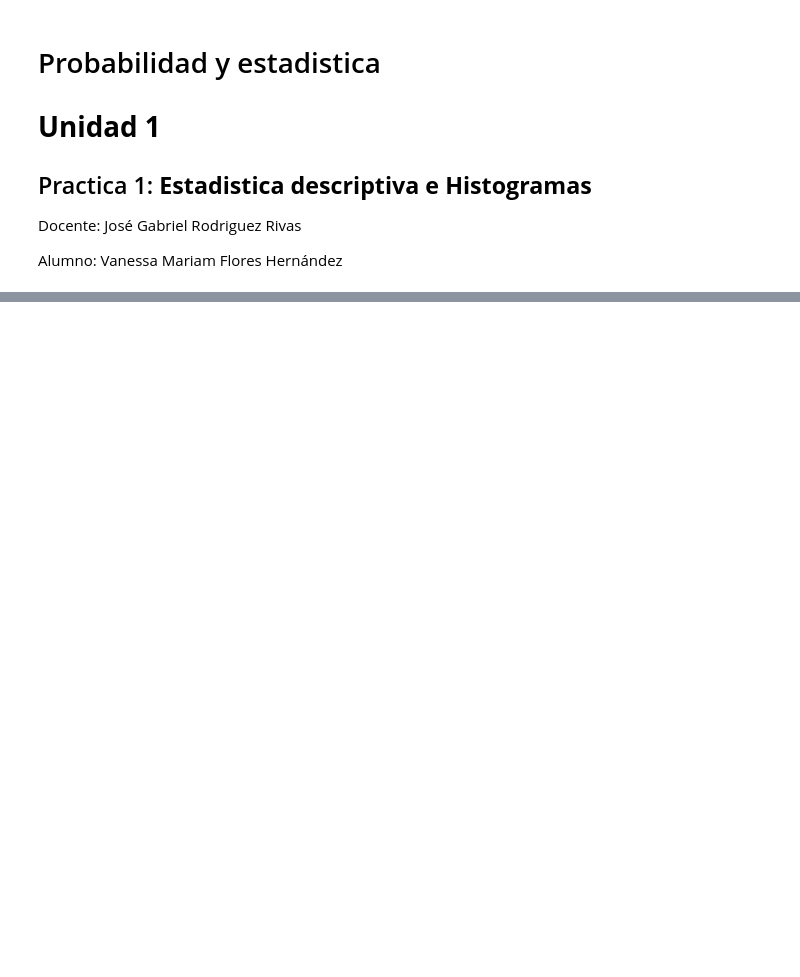
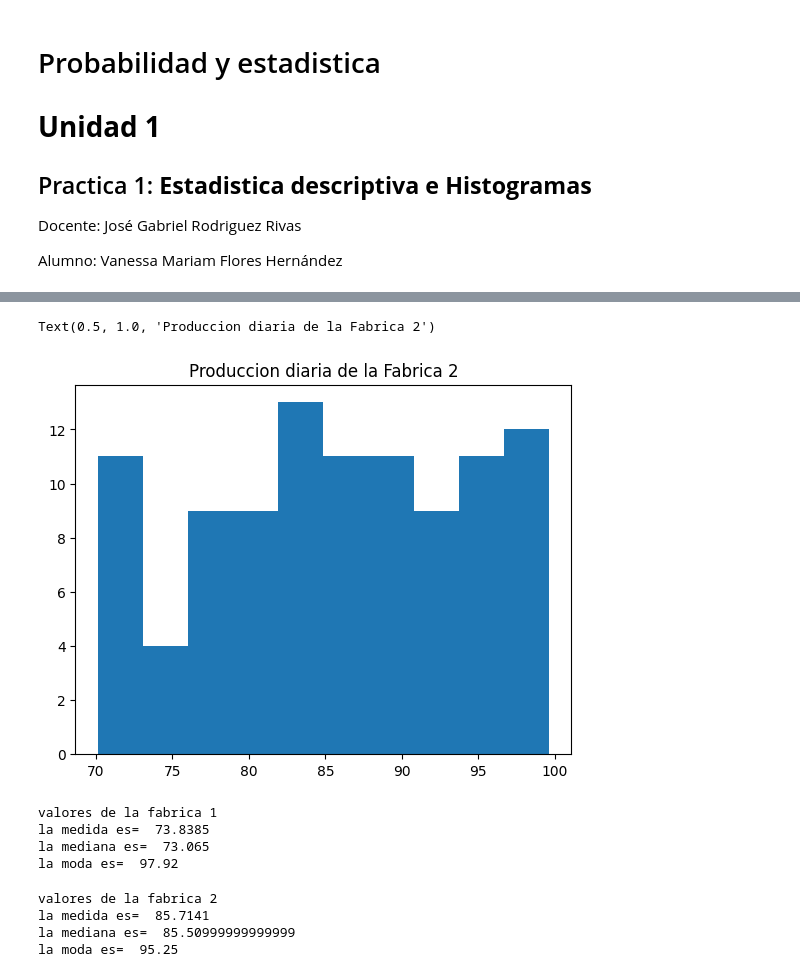
Before and after one commit to Vanessa-Flores-Hernandez/Probabilidad, a Jupyter notebook: Unidad1/Practica1.ipynb, the cells around one changed output, grey strips where cells are left out. Drawn from its saved outputs; the diff is of its cells as text; code cells hidden in the pictures; blank space fills up the shorter version.

```diff
--- a/Unidad1/Practica1.ipynb
+++ b/Unidad1/Practica1.ipynb
@@ -43,0 +116,34 @@ print(mediana)
+# %%
+plt.hist(fabrica2)
+plt.title("Produccion diaria de la Fabrica 2")
+# %% [output]
+Text(0.5, 1.0, 'Produccion diaria de la Fabrica 2')
+[figure, added]
+# %%
+media1 = mean(fabrica1)
+mediana1 = median(fabrica1)
+moda1 = mode(fabrica1)
+
+print("valores de la fabrica 1")
+print("la medida es= ", media1)
+print("la mediana es= ", mediana1)
+print("la moda es= ", moda1)
+# %% [output]
+valores de la fabrica 1
+la medida es=  73.8385
+la mediana es=  73.065
+la moda es=  97.92
+# %%
+media2 = mean(fabrica2)
+mediana2 = median(fabrica2)
+moda2 = mode(fabrica2)
+
+print("valores de la fabrica 2")
+print("la medida es= ", media2)
+print("la mediana es= ", mediana2)
+print("la moda es= ", moda2)
+# %% [output]
+valores de la fabrica 2
+la medida es=  85.7141
+la mediana es=  85.50999999999999
+la moda es=  95.25
```
Also changed, not shown: parts of 15 cells of this notebook.
